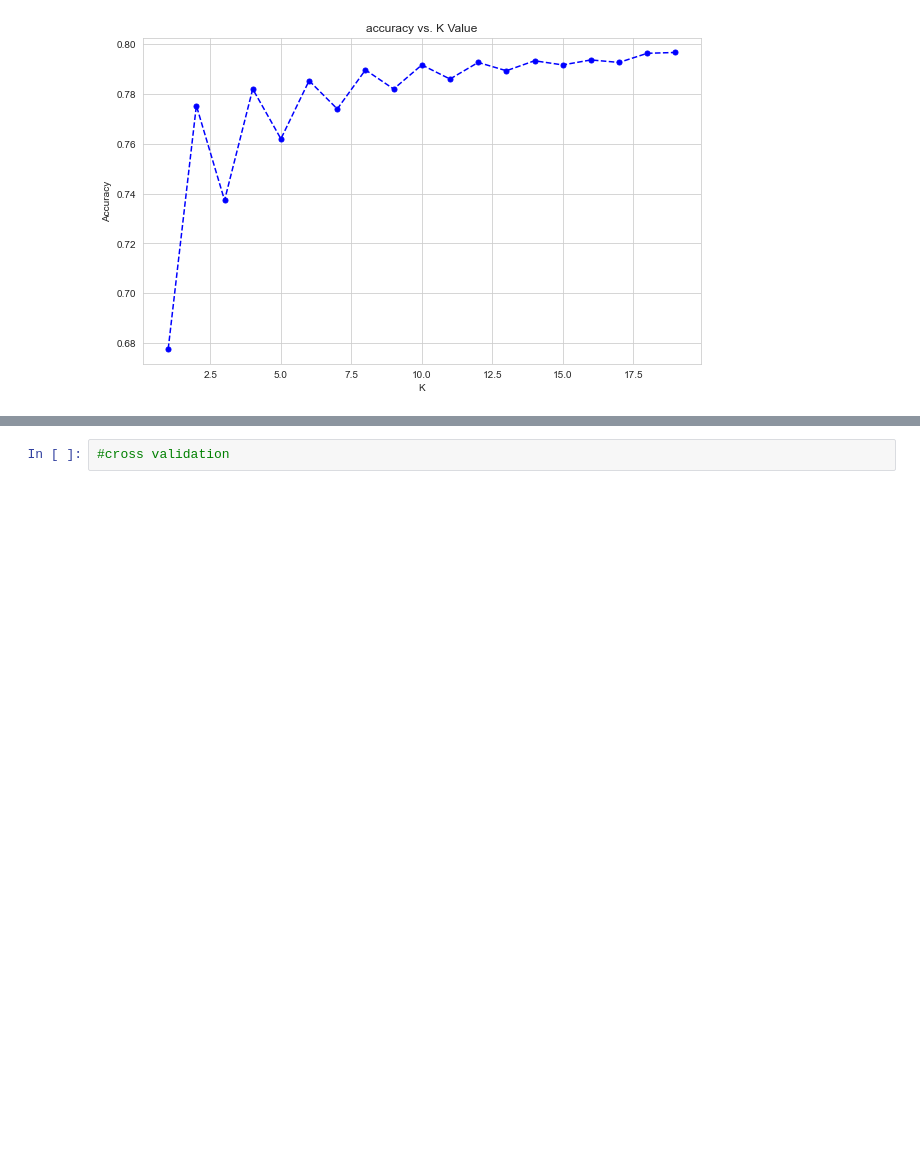
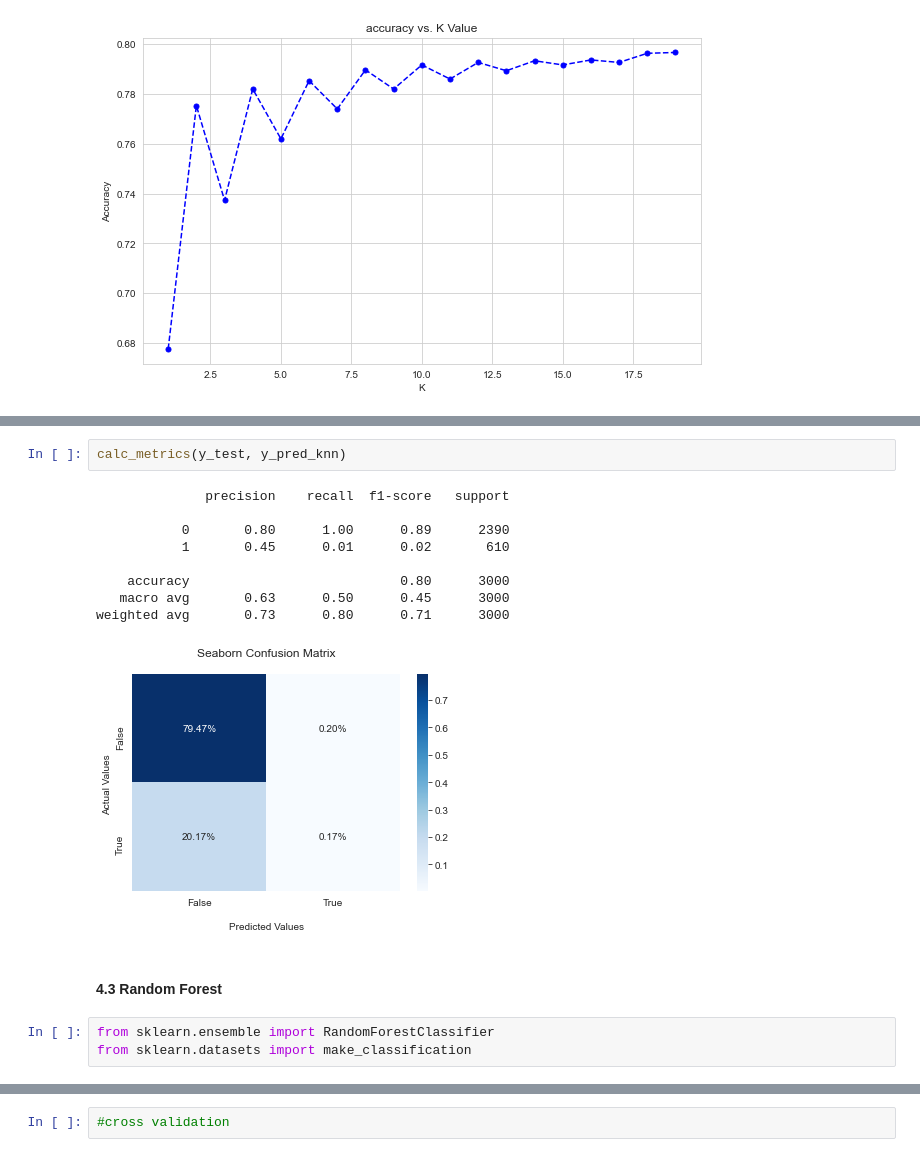
Before and after one commit to stijnverpoest/Churn-Prediction, a Jupyter notebook: Churn prediction.ipynb, the cells around one changed output, grey strips where cells are left out. Cells and saved outputs as stored; diff of their text form; blank space fills up the shorter version.

```diff
--- a/Churn prediction.ipynb
+++ b/Churn prediction.ipynb
@@ -235,0 +251,17 @@ Maximum accuracy:- 0.7966666666666666 at K = 18
+# %%
+calc_metrics(y_test, y_pred_knn)
+# %% [output]
+              precision    recall  f1-score   support
+
+           0       0.80      1.00      0.89      2390
+           1       0.45      0.01      0.02       610
+
+    accuracy                           0.80      3000
+   macro avg       0.63      0.50      0.45      3000
+weighted avg       0.73      0.80      0.71      3000
+[figure, added]
+# %% [markdown]
+#### 4.3 Random Forest
+# %%
+from sklearn.ensemble import RandomForestClassifier
+from sklearn.datasets import make_classification
```
Also changed, not shown: parts of 7 cells of this notebook.
